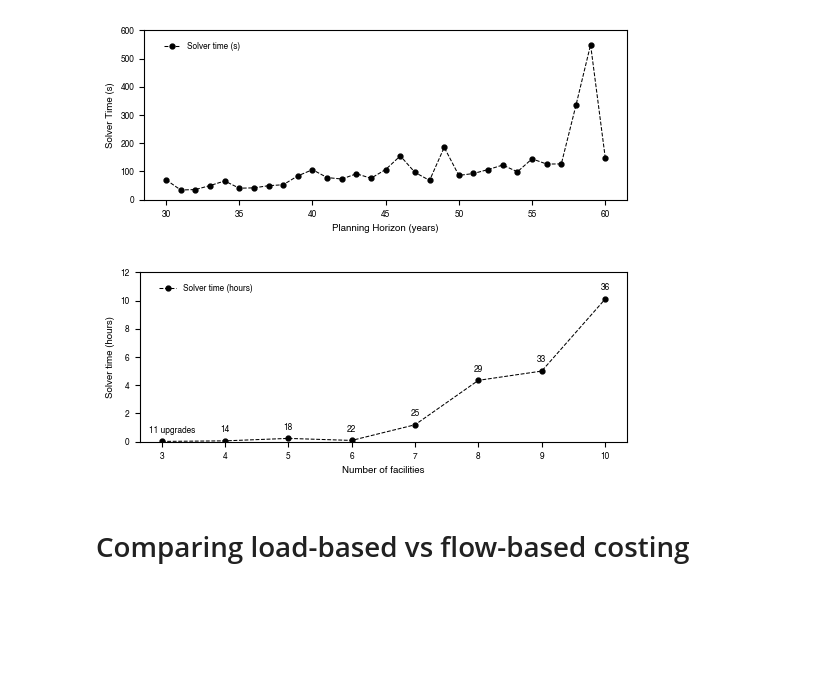
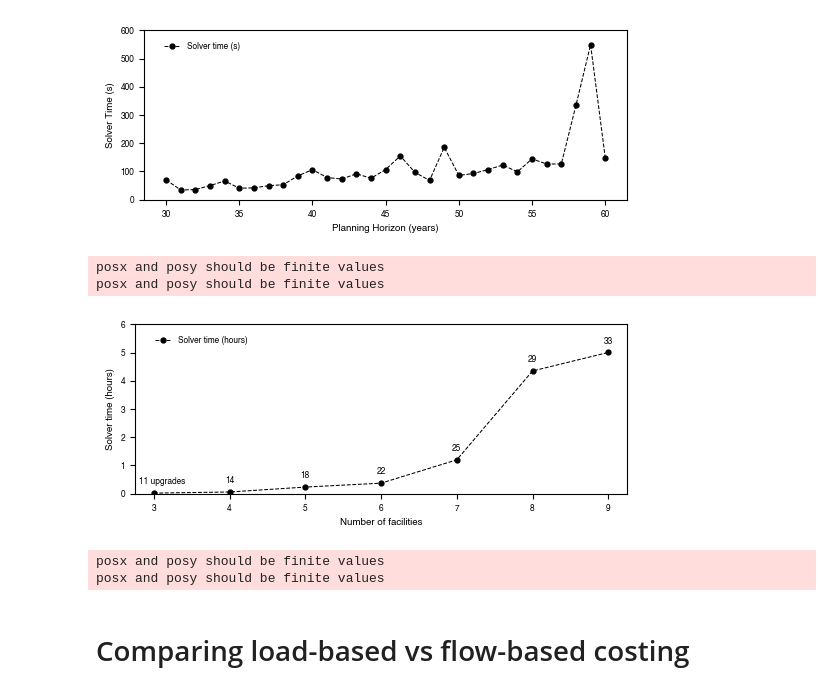
Before and after one commit to we3lab/Cap_Expansion_Model_SFBay, a Jupyter notebook: Jupyter_Scripts_for_Figures/Fig_4_Sensitivity.ipynb, the cells around one changed output. Drawn from its saved outputs; the diff is of its cells as text; code cells hidden in the pictures; blank space fills up the shorter version.

Commit message:
updated for max of 9 plant senstivity analysis

```diff
--- a/Jupyter_Scripts_for_Figures/Fig_4_Sensitivity.ipynb
+++ b/Jupyter_Scripts_for_Figures/Fig_4_Sensitivity.ipynb
@@ -629,8 +629,10 @@ df_comp_cost_plant_numb = pd.DataFrame(index=set_xticks, columns=['Solver_time',
 
 for key in sorted(keys):
     n_original = 3
-    extra = int(key) - n_original # since the original model has 3 plants
-    source_idx = extra % n_original          # cycles through 0, 1, 2, 0, 1, 2 ...
+    if int(key) > 9:
+        continue
+    extra = int(key) - n_original
+    source_idx = extra % n_original
 
     if key > n_original:
         PA_copies = PA_copies + 1 if source_idx == 1 else PA_copies
@@ -639,40 +641,44 @@ for key in sorted(keys):
     numb_upgrades = PA_copies * upg_per_plant['Palo Alto'] + SJSC_copies * upg_per_plant['SJSC'] + Sunnyvale_copies * upg_per_plant['Sunnyvale']
 
     df_small = dfs_S_plantnumb[keys[key]][['Name', 'Count']]
     df_comp_cost_plant_numb.loc[int(key), 'Solver_time'] = float(df_small[df_small['Name'] == 'Solve Time (s)'].Count.values[0])
     df_comp_cost_plant_numb.loc[int(key), 'Nodes_explored'] = int(df_small[df_small['Name'] == 'B&B Nodes Explored'].Count.values[0])
     df_comp_cost_plant_numb.loc[int(key), 'Work_units'] = float(df_small[df_small['Name'] == 'Work Units'].Count.values[0])
     df_comp_cost_plant_numb.loc[int(key), 'Constraints'] = int(df_small[df_small['Name'] == 'TOTAL Constraints'].Count.values[0])
     df_comp_cost_plant_numb.loc[int(key), 'Variables'] = int(df_small[df_small['Name'] == 'TOTAL Variables'].Count.values[0])
     df_comp_cost_plant_numb.loc[int(key), 'Upgrade_number'] = numb_upgrades
 
 # plot total cost for each WWTP
 ax.plot(df_comp_cost_plant_numb.index, df_comp_cost_plant_numb['Solver_time']/3600, label='Solver time (hours)', marker='o', color='black', linestyle='--', linewidth=line_wid, markersize=m_size)
 #ax.plot(df_comp_cost_plant_numb.index, df_comp_cost_plant_numb['Work_units']/1000, label='Solver time (hours)', marker='o', color='black', linestyle='--', linewidth=line_wid, markersize=m_size)
 
 # add text next to each data point with number of upgrades
 #"""
 for i, row in df_comp_cost_plant_numb.iterrows():
     if i == 3:
-        ax.text(i- 0.2, row['Solver_time']/3600 + 0.5, f"{row['Upgrade_number']} upgrades", fontsize=6, ha='left', va='bottom', fontname='Helvetica')
+        ax.text(i- 0.2, row['Solver_time']/3600 + 0.25, f"{row['Upgrade_number']} upgrades", fontsize=6, ha='left', va='bottom', fontname='Helvetica')
     else:
-        ax.text(i, row['Solver_time']/3600+ 0.5, f"{row['Upgrade_number']}", fontsize=6, ha='center', va='bottom', fontname='Helvetica')
+        ax.text(i, row['Solver_time']/3600+ 0.25, f"{row['Upgrade_number']}", fontsize=6, ha='center', va='bottom', fontname='Helvetica')
 #"""
 
-ax.set_ylim(0, 12)
-#ax.set_ylim(0, 100)
+ax.set_ylim(0, 6)
+ax.set_xlim(2.75, 9.25)
 ax.set_xlabel('Number of facilities', **hfont)
 ax.set_ylabel('Solver time (hours)', **hfont)
 #set both label ticks to **hfont_ticks
-ax.set_xticks(set_xticks, set_xticks, **hfont_ticks)
-ax.set_yticks(range(0, 13, 2), range(0, 13, 2), **hfont_ticks)
+ax.set_xticks(range(3, 10), range(3, 10), **hfont_ticks)
+ax.set_yticks(range(0, 7, 1), range(0, 7, 1), **hfont_ticks)
 
 ax.legend(prop = {'family':'Helvetica', 'size':leg_size}, loc='upper left', frameon=False, bbox_to_anchor=(0.025, 0.975), ncol = 1)
 plt.tight_layout()
 plt.show()
 fig.savefig(file + "/SI/S13.svg", format="svg", bbox_inches='tight', dpi=300)
 # %% [output]
+posx and posy should be finite values
+posx and posy should be finite values
-[figure, old version]
+[figure, new version]
+posx and posy should be finite values
+posx and posy should be finite values
 # %% [markdown]
 # Comparing load-based vs flow-based costing
 # %%
```
Also changed, not shown: 1 other file.
